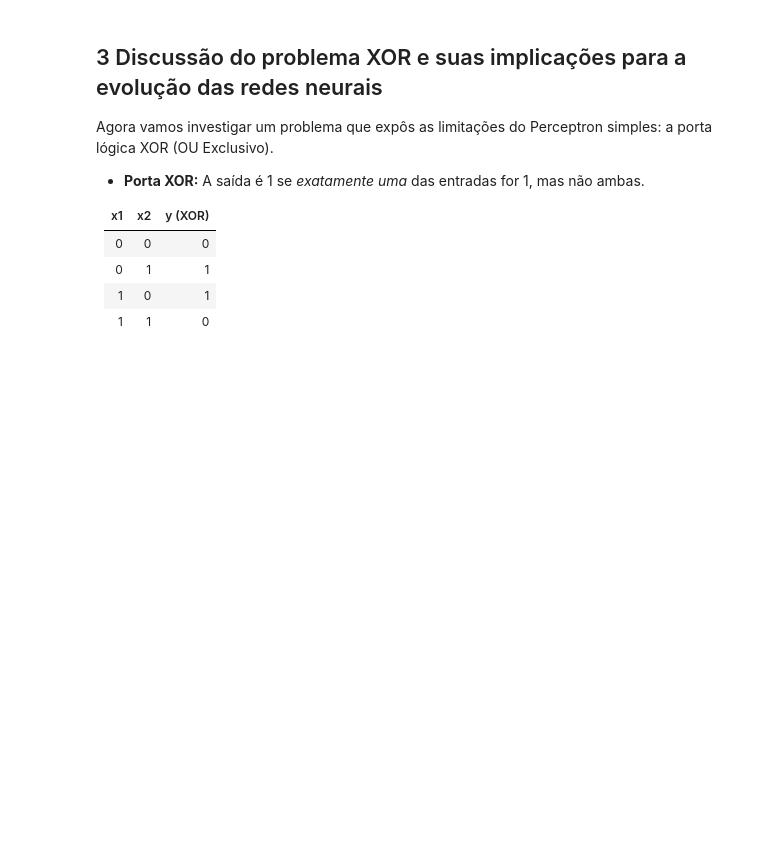
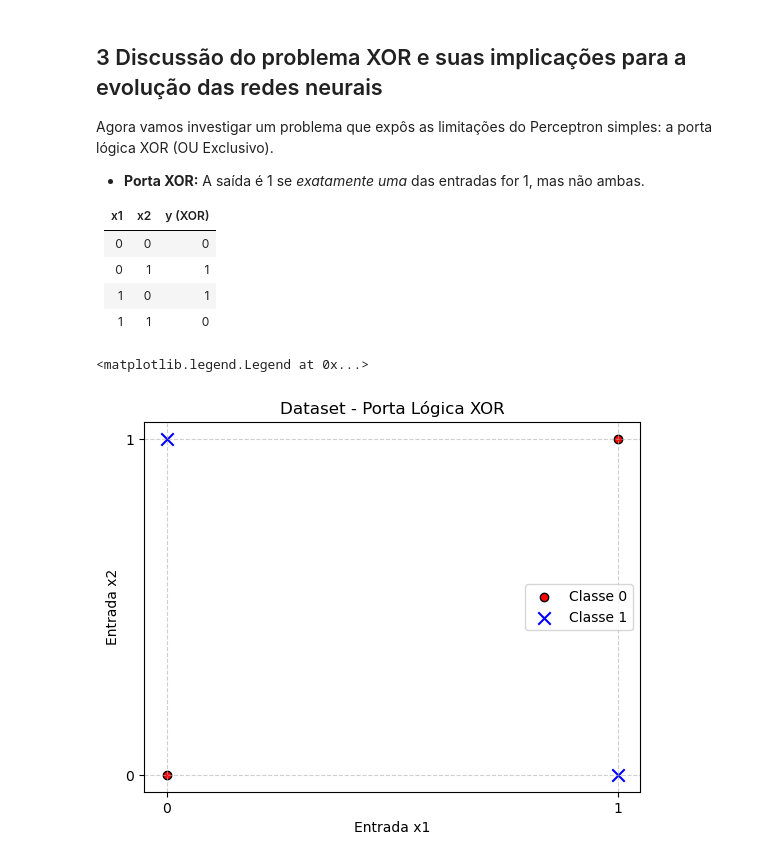
Before and after one commit to jgbmarques/G_JOAO_GABRIEL_BARROS_MARQUES_PERCEPTON, a Jupyter notebook: Codigo/perceptron.ipynb, the cells around one changed output. Cells and saved outputs as stored; diff of their text form; code cells hidden in the pictures; blank space fills up the shorter version.

```diff
--- a/Codigo/perceptron.ipynb
+++ b/Codigo/perceptron.ipynb
@@ -624,3 +624,22 @@ Agora vamos investigar um problema  que expôs as limitações do Perceptron sim
 | 0  | 1  |    1    |
 | 1  | 0  |    1    |
 | 1  | 1  |    0    |
+# %%
+# Dataset XOR
+X_xor = np.array([[0, 0], [0, 1], [1, 0], [1, 1]])
+y_xor = np.array([0, 1, 1, 0])
+
+X_xor_0 = X_xor[y_xor == 0]
+X_xor_1 = X_xor[y_xor == 1]
+plt.scatter(X_xor_0[:, 0], X_xor_0[:, 1], color='red', marker='o', label='Classe 0', edgecolors='k')
+plt.scatter(X_xor_1[:, 0], X_xor_1[:, 1], color='blue', marker='x', label='Classe 1', s=80)
+plt.xlabel('Entrada x1')
+plt.ylabel('Entrada x2')
+plt.title('Dataset - Porta Lógica XOR')
+plt.xticks([0, 1])
+plt.yticks([0, 1])
+plt.grid(True, linestyle='--', alpha=0.6)
+plt.legend()
+# %% [output]
+<matplotlib.legend.Legend at 0x...>
+[figure, added]
```
Also changed, not shown: parts of 2 cells of this notebook.
